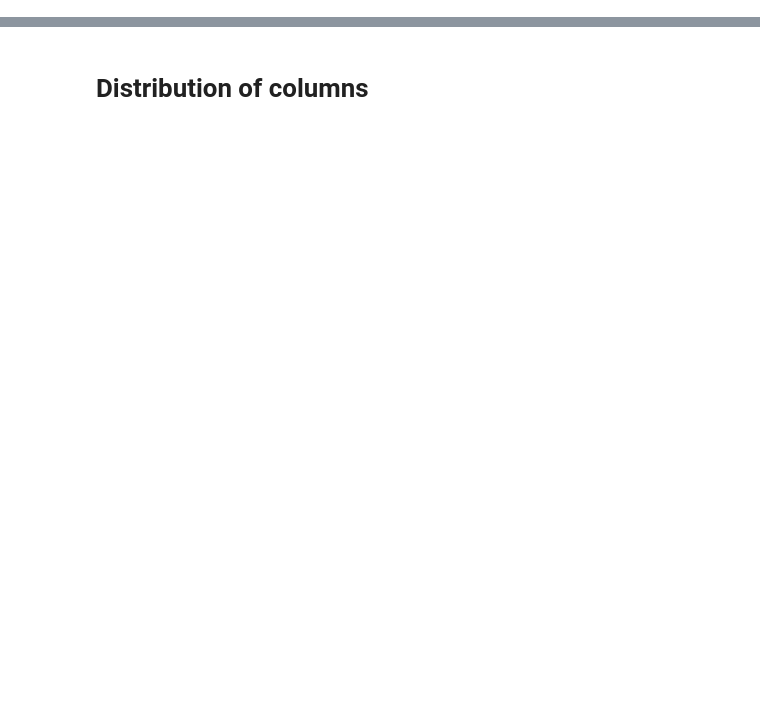
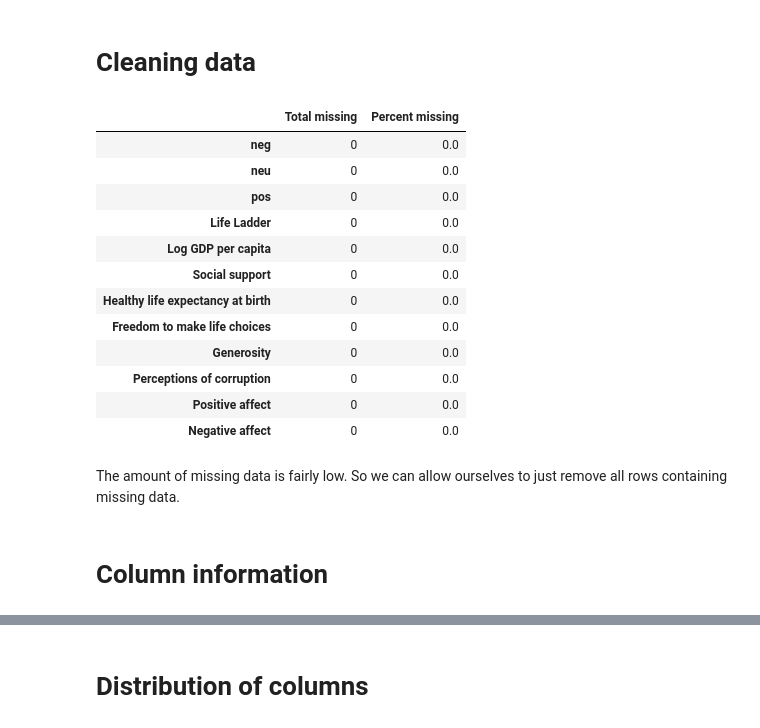
Before and after one commit to Kajzzer/FDS2021, a Jupyter notebook: assignment1/Data exploration.ipynb, the cells around one changed output, grey strips where cells are left out. Cells and saved outputs as stored; diff of their text form; code cells hidden in the pictures; blank space fills up the shorter version.

```diff
--- a/assignment1/Data exploration.ipynb
+++ b/assignment1/Data exploration.ipynb
@@ -28,0 +25,22 @@ data.head()
+# %% [markdown]
+# Cleaning data
+# %%
+nans = data.isnull().sum().sort_values(ascending=False)
+relative = nans/data.shape[0]
+pd.concat([nans, relative], axis=1, keys=['Total missing', 'Percent missing'])
+# %% [output]
+|  | Total missing | Percent missing |
+| neg | 0 | 0.0 |
+| neu | 0 | 0.0 |
+| pos | 0 | 0.0 |
+| Life Ladder | 0 | 0.0 |
+| Log GDP per capita | 0 | 0.0 |
+| Social support | 0 | 0.0 |
+| Healthy life expectancy at birth | 0 | 0.0 |
+| Freedom to make life choices | 0 | 0.0 |
+| Generosity | 0 | 0.0 |
+| Perceptions of corruption | 0 | 0.0 |
+| Positive affect | 0 | 0.0 |
+| Negative affect | 0 | 0.0 |
+# %% [markdown]
+The amount of missing data is fairly low. So we can allow ourselves to just remove all rows containing missing data.
@@ -28,0 +49,2 @@ data.head()
+# %% [markdown]
+# Column information
```
Also changed, not shown: parts of 14 cells of this notebook.
